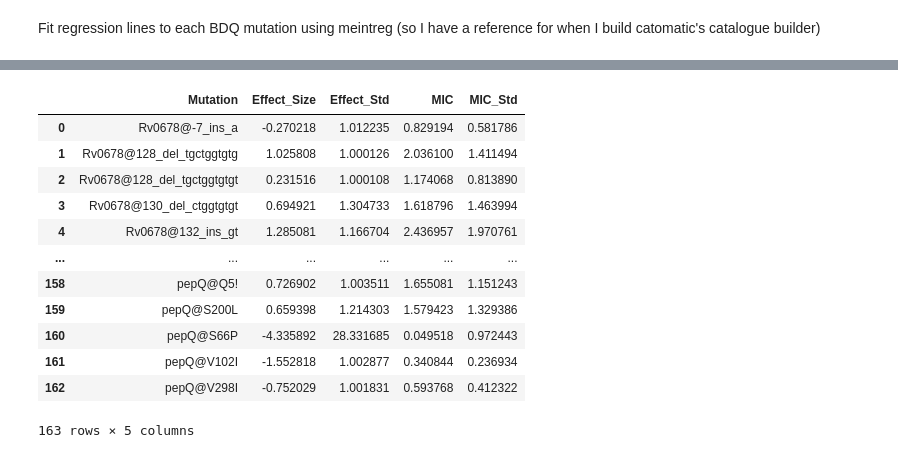
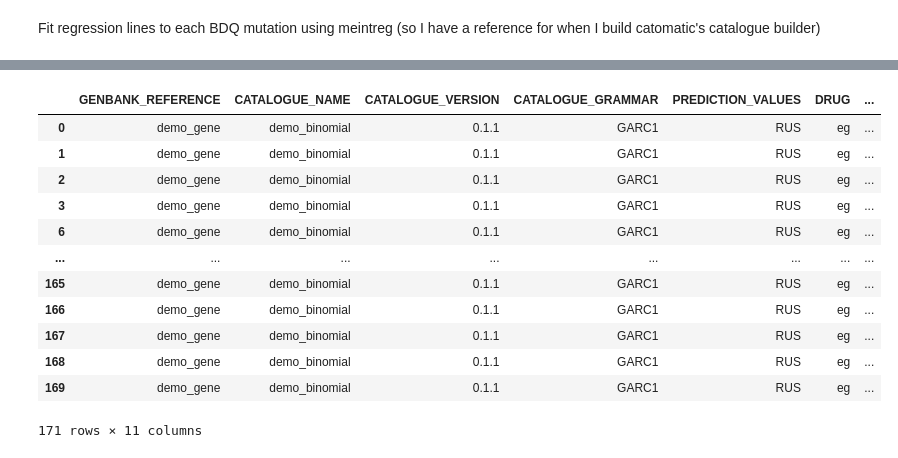
Before and after one commit to fowler-lab/catomatic, a Jupyter notebook: examples/demo.ipynb, the cells around one changed output, grey strips where cells are left out. Cells and saved outputs as stored; diff of their text form; code cells hidden in the pictures.

```diff
--- a/examples/demo.ipynb
+++ b/examples/demo.ipynb
@@ -397,3 +366,13 @@ def predicted_effects(result, X, p):
+# %%
+def filter_multiple_phenos(group):
+    #for samples with more than one phenotypes, picks one
+    if len(group) == 1:
+        return group
+    prioritized_group = (
+        group[group['PHENOTYPE'] == "R"] if "R" in group['PHENOTYPE'].values else group
+    )
+    with_mic = prioritized_group.dropna(subset=['METHOD_MIC'])
+    return with_mic.iloc[0:1] if not with_mic.empty else prioritized_group.iloc[0:1]
 # %%
 mutations = pd.read_csv('../data/ignore/MUTATIONS_BDQ.csv').reset_index()
 genomes = pd.read_csv('../../BDQ_analysis/tb-bdq-cat/data/GENOMES.csv.gz').reset_index()
@@ -434,17 +394,0 @@ results, X, y_low, y_high = BuildRegressionCatalogue(samples, mutations).predict
-# %%
-effects = predicted_effects(results, X, X.shape[1])
-effects
-# %% [output]
-|  | Mutation | Effect_Size | Effect_Std | MIC | MIC_Std |
-| 0 | Rv0678@-7_ins_a | -0.270218 | 1.012235 | 0.829194 | 0.581786 |
-| 1 | Rv0678@128_del_tgctggtgtg | 1.025808 | 1.000126 | 2.036100 | 1.411494 |
-| 2 | Rv0678@128_del_tgctggtgtgt | 0.231516 | 1.000108 | 1.174068 | 0.813890 |
-| 3 | Rv0678@130_del_ctggtgtgt | 0.694921 | 1.304733 | 1.618796 | 1.463994 |
-| 4 | Rv0678@132_ins_gt | 1.285081 | 1.166704 | 2.436957 | 1.970761 |
-| ... | ... | ... | ... | ... | ... |
-| 158 | pepQ@Q5! | 0.726902 | 1.003511 | 1.655081 | 1.151243 |
-| 159 | pepQ@S200L | 0.659398 | 1.214303 | 1.579423 | 1.329386 |
-| 160 | pepQ@S66P | -4.335892 | 28.331685 | 0.049518 | 0.972443 |
-| 161 | pepQ@V102I | -1.552818 | 1.002877 | 0.340844 | 0.236934 |
-| 162 | pepQ@V298I | -0.752029 | 1.001831 | 0.593768 | 0.412322 |
-163 rows × 5 columns
@@ -465,0 +395,18 @@ mut_y_high_log = {mut: df.loc[df['MUTATION'] == mut, 'y_high_log'].to_numpy()
+# %%
+catalogue_obj = RegressionBuilder(samples, mutations, censored=False, tail_dilutions=3, genes=['Rv0678', 'pepQ', 'atpE']).build(fixed_effects=['SITEID'], random_effects=True, cluster_distance=1, options={'gtol':1e-5, 'ftol':1e-5})
+catalogue_df = catalogue_obj.build_piezo(genbank_ref='demo_gene', catalogue_name='demo_binomial', version='0.1.1', drug='eg', wildcards='../data/demo_wildcards.json')
+catalogue_df
+# %% [output]
+|  | GENBANK_REFERENCE | CATALOGUE_NAME | CATALOGUE_VERSION | CATALOGUE_GRAMMAR | PREDICTION_VALUES | DRUG | ... |
+| 0 | demo_gene | demo_binomial | 0.1.1 | GARC1 | RUS | eg | ... |
+| 1 | demo_gene | demo_binomial | 0.1.1 | GARC1 | RUS | eg | ... |
+| 2 | demo_gene | demo_binomial | 0.1.1 | GARC1 | RUS | eg | ... |
+| 3 | demo_gene | demo_binomial | 0.1.1 | GARC1 | RUS | eg | ... |
+| 6 | demo_gene | demo_binomial | 0.1.1 | GARC1 | RUS | eg | ... |
+| ... | ... | ... | ... | ... | ... | ... | ... |
+| 165 | demo_gene | demo_binomial | 0.1.1 | GARC1 | RUS | eg | ... |
+| 166 | demo_gene | demo_binomial | 0.1.1 | GARC1 | RUS | eg | ... |
+| 167 | demo_gene | demo_binomial | 0.1.1 | GARC1 | RUS | eg | ... |
+| 168 | demo_gene | demo_binomial | 0.1.1 | GARC1 | RUS | eg | ... |
+| 169 | demo_gene | demo_binomial | 0.1.1 | GARC1 | RUS | eg | ... |
+171 rows × 11 columns
```
Also changed, not shown: parts of 21 cells of this notebook, 3 other files.
